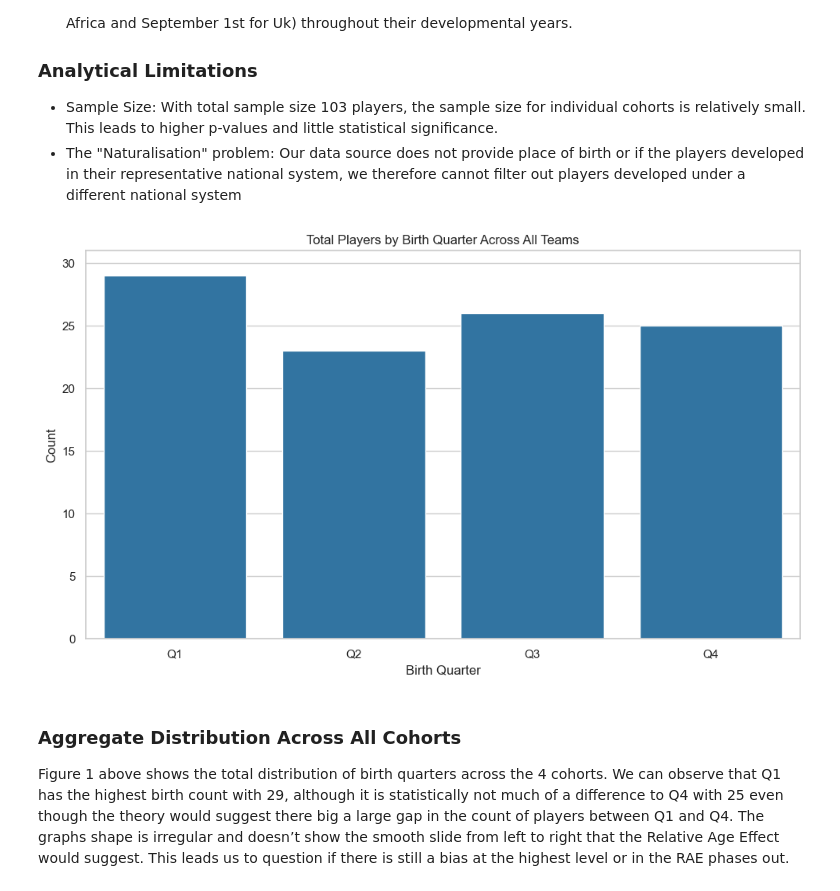
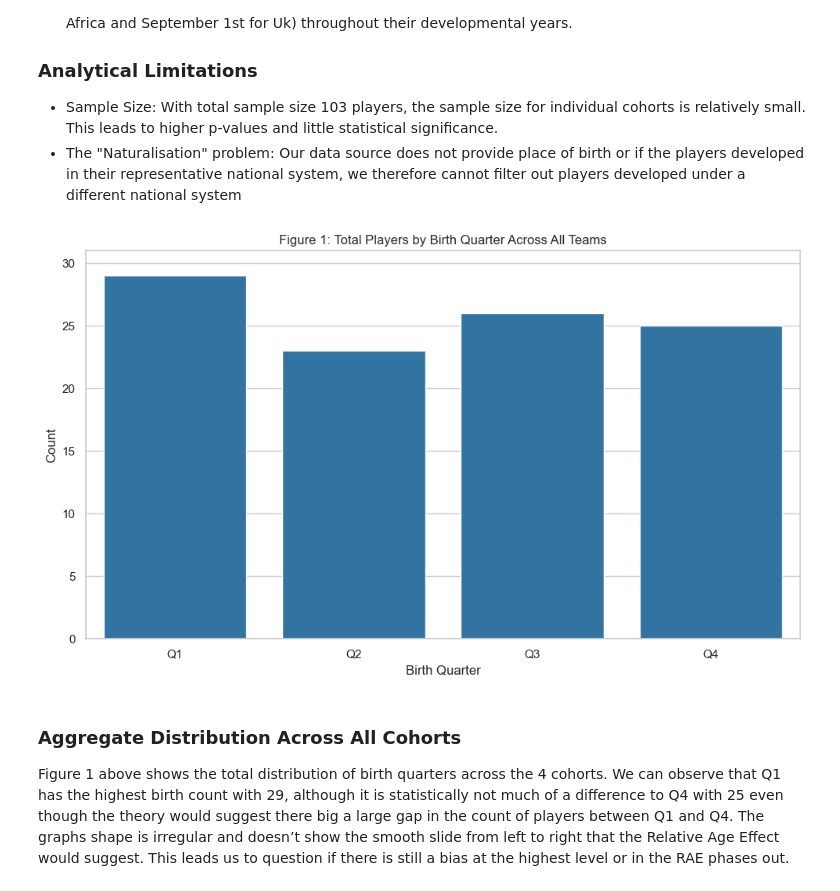
Before and after one commit to JackFrater/BEE2041-relative-age-effect, a Jupyter notebook: blog.ipynb, the cells around one changed output. Cells and saved outputs as stored; diff of their text form; code cells hidden in the pictures.

```diff
--- a/blog.ipynb
+++ b/blog.ipynb
@@ -95,17 +95,17 @@ display(summary_table.style.hide().set_table_styles([
 # %%
 # Aggregate total counts across all teams by quarter
 quarter_counts = df_master.groupby('Birth Quarter').size().reindex(['Q1', 'Q2', 'Q3', 'Q4'])
 
 fig, ax = plt.subplots(figsize=(10, 6))
 sns.barplot(x=quarter_counts.index, y=quarter_counts.values, ax=ax, hue=quarter_counts.index, palette=['#1f77b4', '#1f77b4', '#1f77b4', '#1f77b4'], legend=False)
-ax.set_title('Total Players by Birth Quarter Across All Teams')
+ax.set_title('Figure 1: Total Players by Birth Quarter Across All Teams')
 ax.set_xlabel('Birth Quarter')
 ax.set_ylabel('Count')
 ax.set_ylim(0, quarter_counts.max() + 2)
 plt.tight_layout()
 plt.show()
 # %% [output]
-[figure, old version]
+[figure, new version]
 # %% [markdown]
 ### Aggregate Distribution Across All Cohorts
 
```
Also changed, not shown: parts of 3 cells of this notebook.
